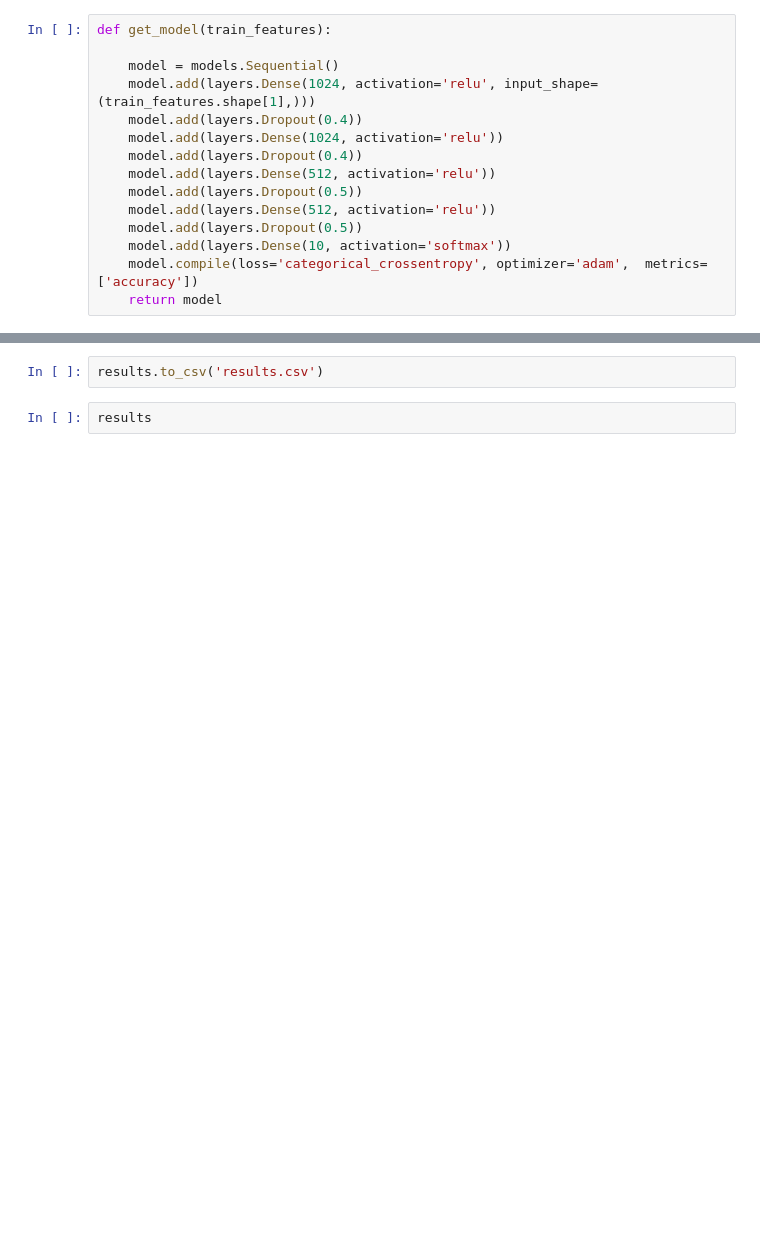
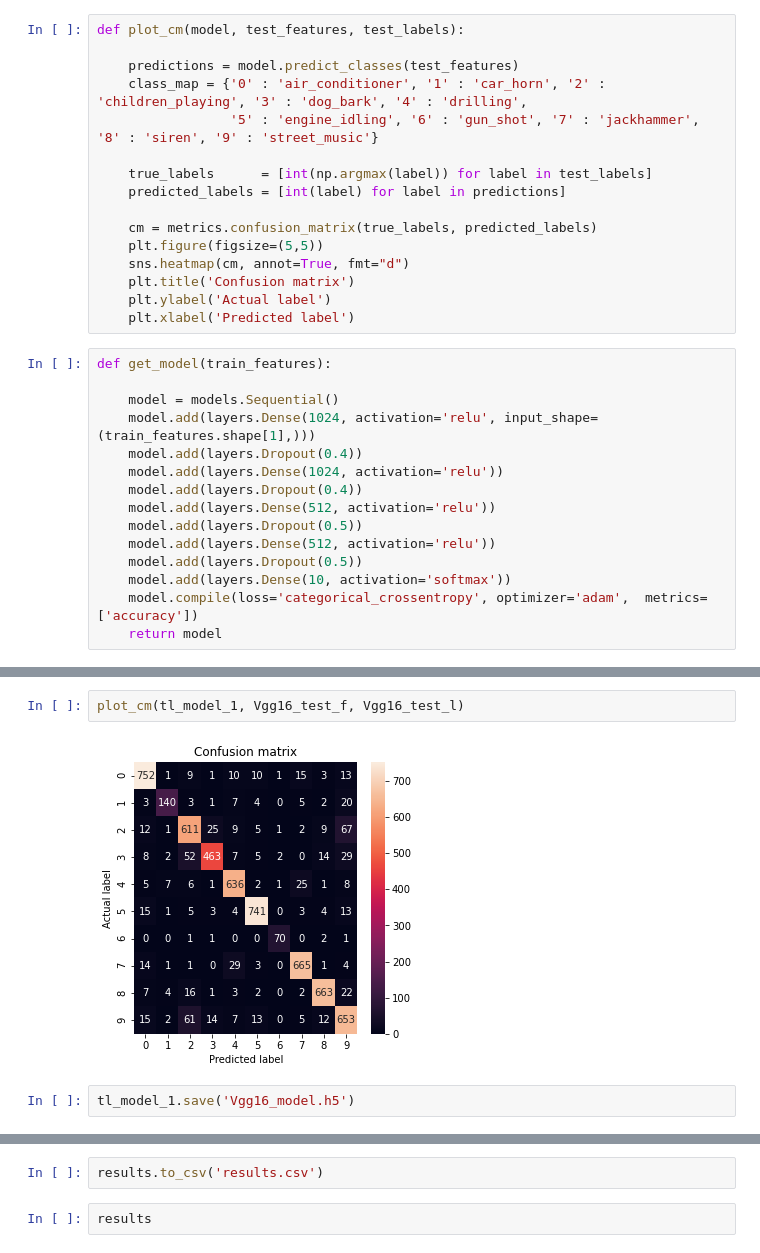
Before and after one commit to ArnaVin/Audio-Classification, a Jupyter notebook: UrbanSound8k_tl/Model.ipynb, the cells around one changed output, grey strips where cells are left out. Cells and saved outputs as stored; diff of their text form; blank space fills up the shorter version.

```diff
--- a/UrbanSound8k_tl/Model.ipynb
+++ b/UrbanSound8k_tl/Model.ipynb
@@ -47,3 +68,19 @@ def get_metrics(model, test_features, test_labels):
+# %%
+def plot_cm(model, test_features, test_labels):
+
+    predictions = model.predict_classes(test_features)
+    class_map = {'0' : 'air_conditioner', '1' : 'car_horn', '2' : 'children_playing', '3' : 'dog_bark', '4' : 'drilling',
+                 '5' : 'engine_idling', '6' : 'gun_shot', '7' : 'jackhammer', '8' : 'siren', '9' : 'street_music'}
+
+    true_labels      = [int(np.argmax(label)) for label in test_labels]
+    predicted_labels = [int(label) for label in predictions]
+
+    cm = metrics.confusion_matrix(true_labels, predicted_labels)
+    plt.figure(figsize=(5,5))
+    sns.heatmap(cm, annot=True, fmt="d")
+    plt.title('Confusion matrix')
+    plt.ylabel('Actual label')
+    plt.xlabel('Predicted label')
 # %%
 def get_model(train_features):
 
@@ -242,0 +169,6 @@ results['Vgg19'] = get_metrics(tl_model_3, Vgg19_test_features, Vgg19_test_label
+# %%
+plot_cm(tl_model_1, Vgg16_test_f, Vgg16_test_l)
+# %% [output]
+[figure, added]
+# %%
+tl_model_1.save('Vgg16_model.h5')
```
Also changed, not shown: parts of 39 cells of this notebook, 1 other file.
